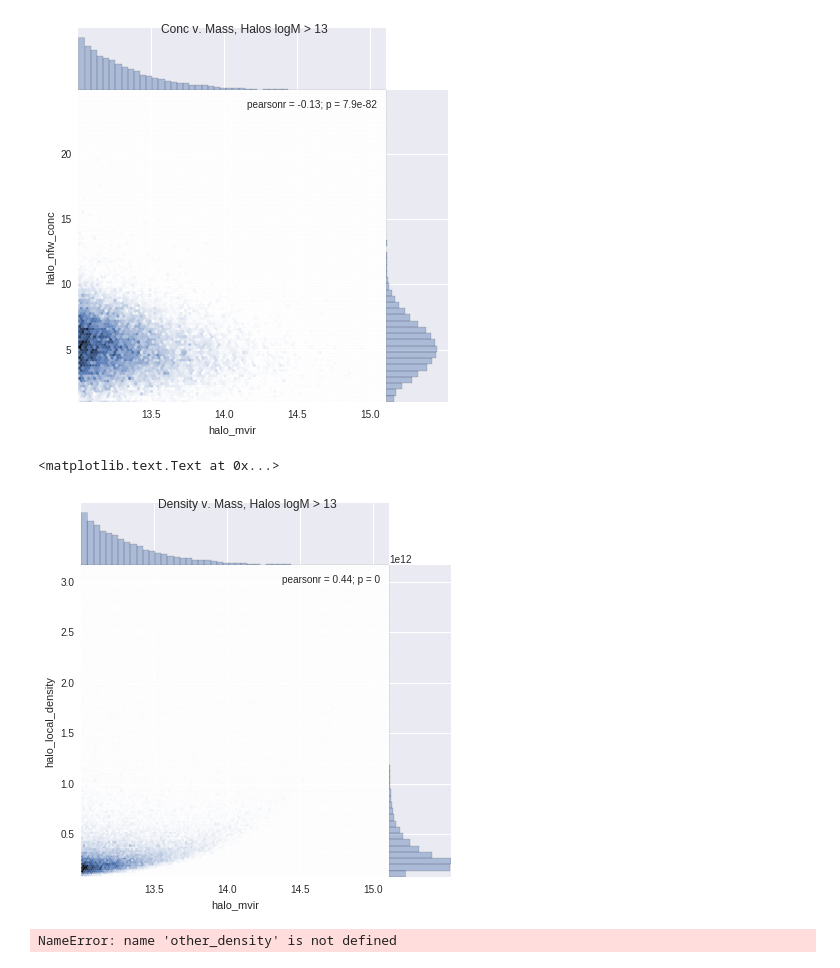
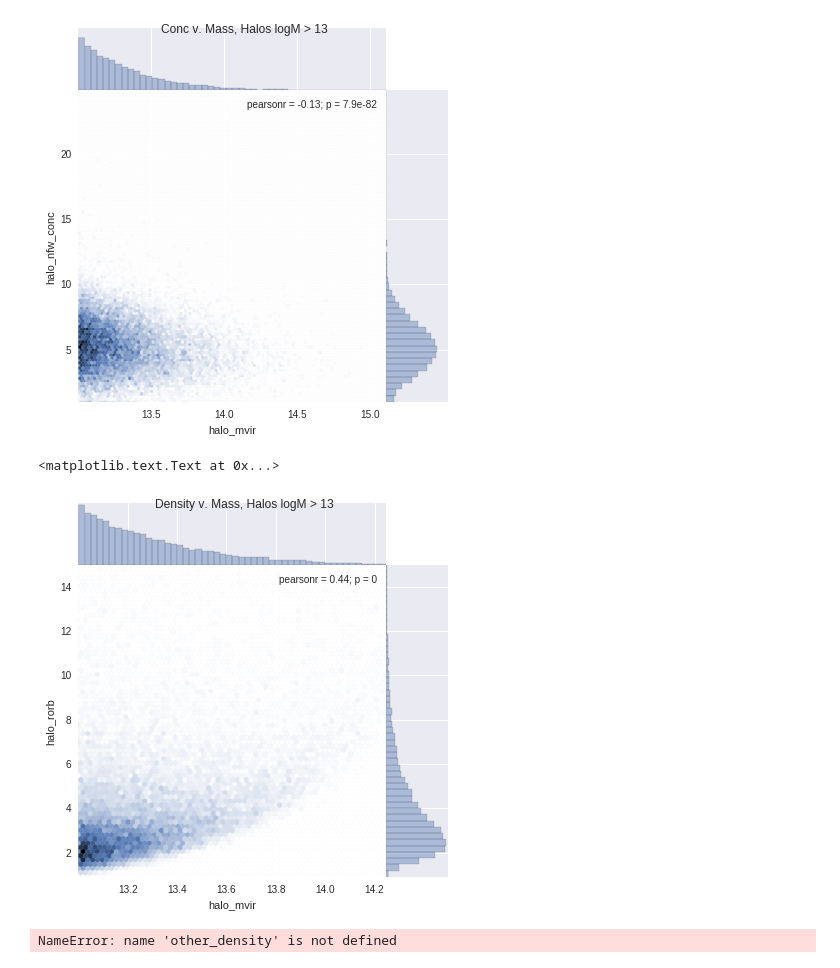
Before and after one commit to mclaughlin6464/pearce, a Jupyter notebook: notebooks/Test Cat.ipynb, the cells around one changed output. Cells and saved outputs as stored; diff of their text form; code cells hidden in the pictures.

```diff
--- a/notebooks/Test Cat.ipynb
+++ b/notebooks/Test Cat.ipynb
@@ -130 +136,5 @@ plt.suptitle('Conc v. Density, All Halos (Random Subset)')
+# %%
+n_particles = cat.halocat.halo_table['halo_local_density']*(4*np.pi/300*5**3)/(cat.pmass)
+rho_bar = 2048**3/(400.0**3)*(4*np.pi/300*5**3)
+cat.halocat.halo_table['halo_rorb']= n_particles/rho_bar
 # %%
@@ -152,13 +171,15 @@ plt.suptitle('Conc v. Mass, Halos logM > 13')
 # %% [output]
 <matplotlib.text.Text at 0x...>
 [figure]
+# %%
+idxs = np.logical_and(cat.halocat.halo_table['halo_rorb'][mass_cut] < 15, cat.halocat.halo_table['halo_mvir'][mass_cut]<10**14.25)
 # %%
-sns.jointplot(np.log10(cat.halocat.halo_table['halo_mvir'][mass_cut]),\
-         cat.halocat.halo_table['halo_local_density'][mass_cut],kind = 'hex', space=0)
+sns.jointplot(np.log10(cat.halocat.halo_table['halo_mvir'][mass_cut][idxs]),\
+         cat.halocat.halo_table['halo_rorb'][mass_cut][idxs],kind = 'hex', space=0)
 plt.suptitle('Density v. Mass, Halos logM > 13')
 # %% [output]
 <matplotlib.text.Text at 0x...>
-[figure, old version]
+[figure, new version]
 # %%
 plt.scatter(cat.halocat.halo_table['halo_nfw_conc'][mass_cut],\
          other_density[mass_cut], alpha=0.1)
```
Also changed, not shown: parts of 13 cells of this notebook, 1 other file.
